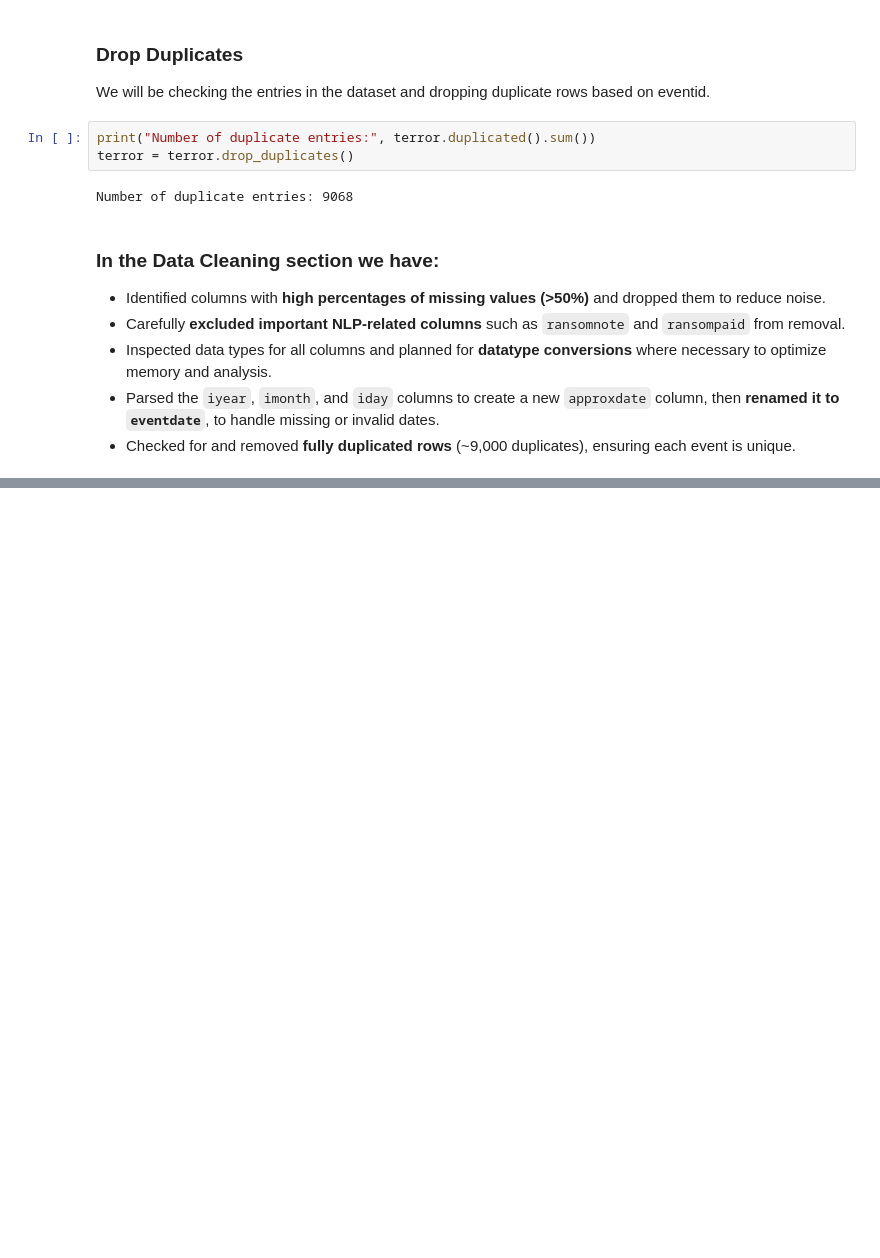
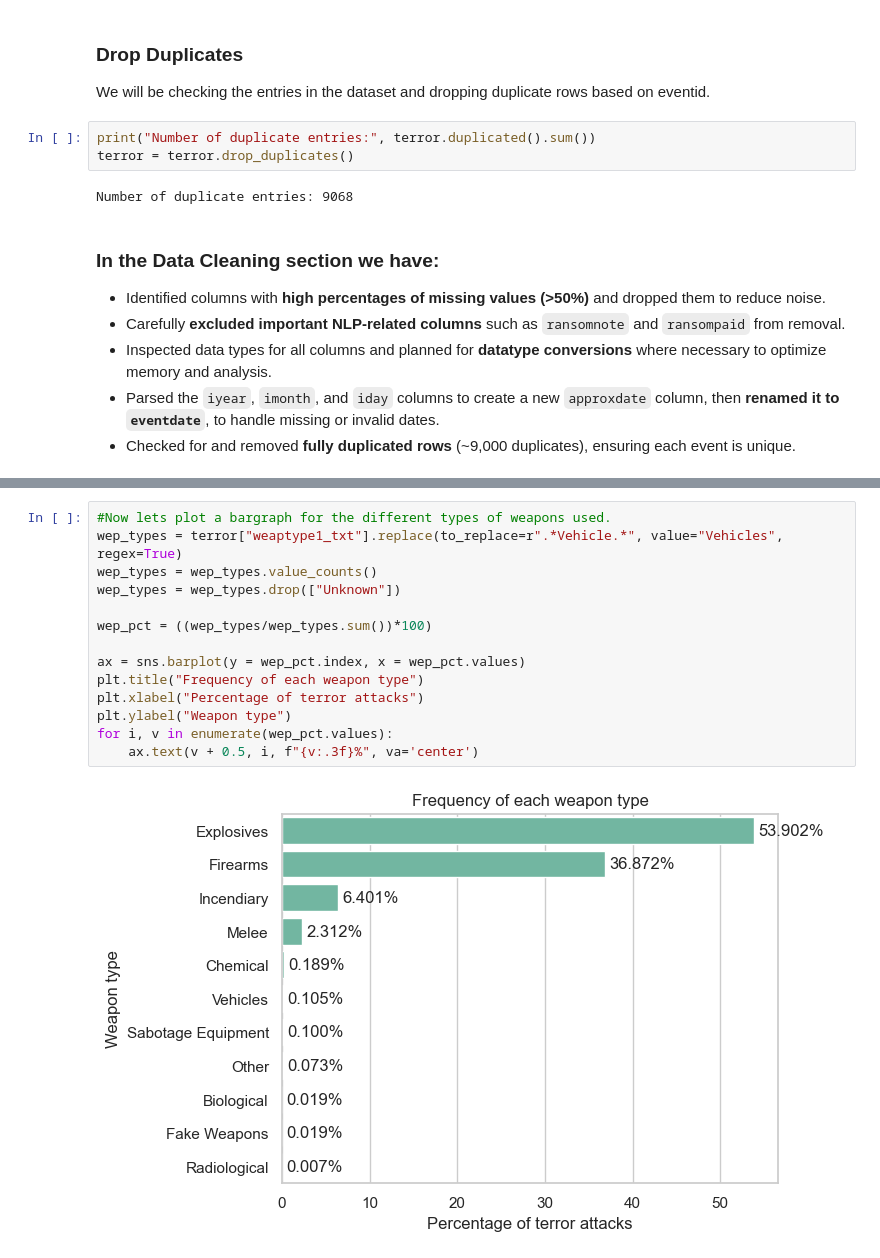
Before and after one commit to anvony/gtd-eda-project, a Jupyter notebook: gtd_eda.ipynb, the cells around one changed output, grey strips where cells are left out. Cells and saved outputs as stored; diff of their text form; blank space fills up the shorter version.

```diff
--- a/gtd_eda.ipynb
+++ b/gtd_eda.ipynb
@@ -243,0 +305,16 @@ Number of duplicate entries: 9068
+# %%
+#Now lets plot a bargraph for the different types of weapons used.
+wep_types = terror["weaptype1_txt"].replace(to_replace=r".*Vehicle.*", value="Vehicles", regex=True)
+wep_types = wep_types.value_counts()
+wep_types = wep_types.drop(["Unknown"])
+
+wep_pct = ((wep_types/wep_types.sum())*100)
+
+ax = sns.barplot(y = wep_pct.index, x = wep_pct.values)
+plt.title("Frequency of each weapon type")
+plt.xlabel("Percentage of terror attacks")
+plt.ylabel("Weapon type")
+for i, v in enumerate(wep_pct.values):
+    ax.text(v + 0.5, i, f"{v:.3f}%", va='center')
+# %% [output]
+[figure, added]
```
Also changed, not shown: parts of 56 cells of this notebook, 1 other file.
